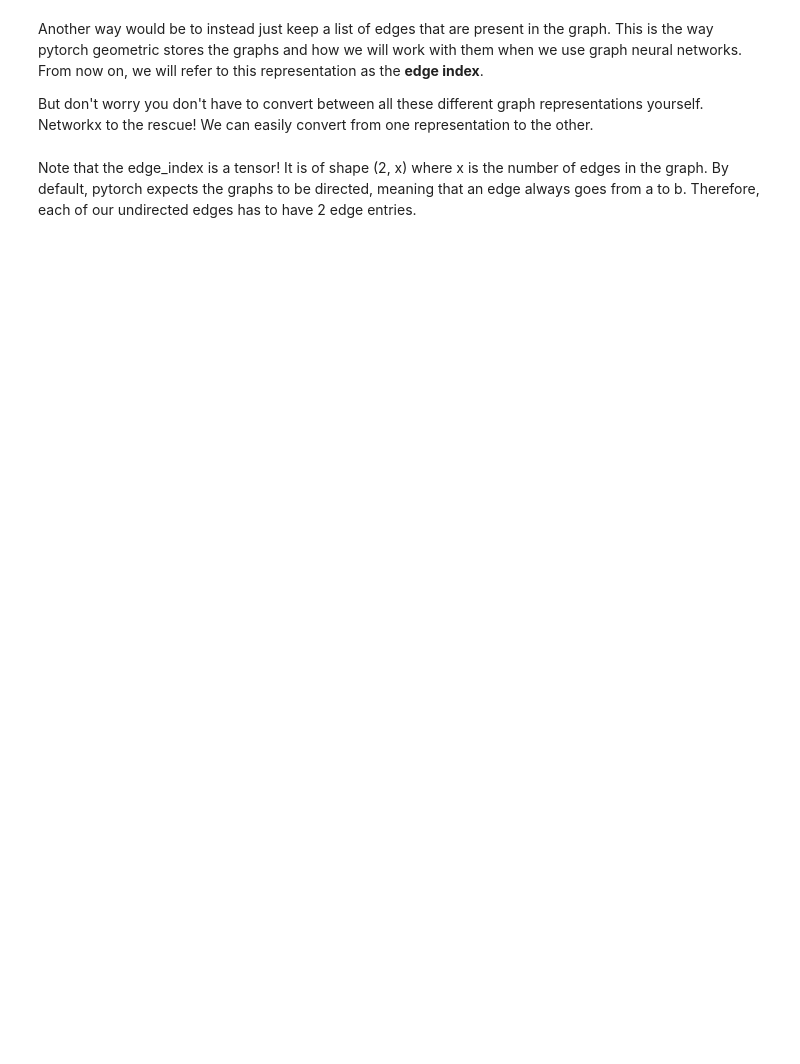
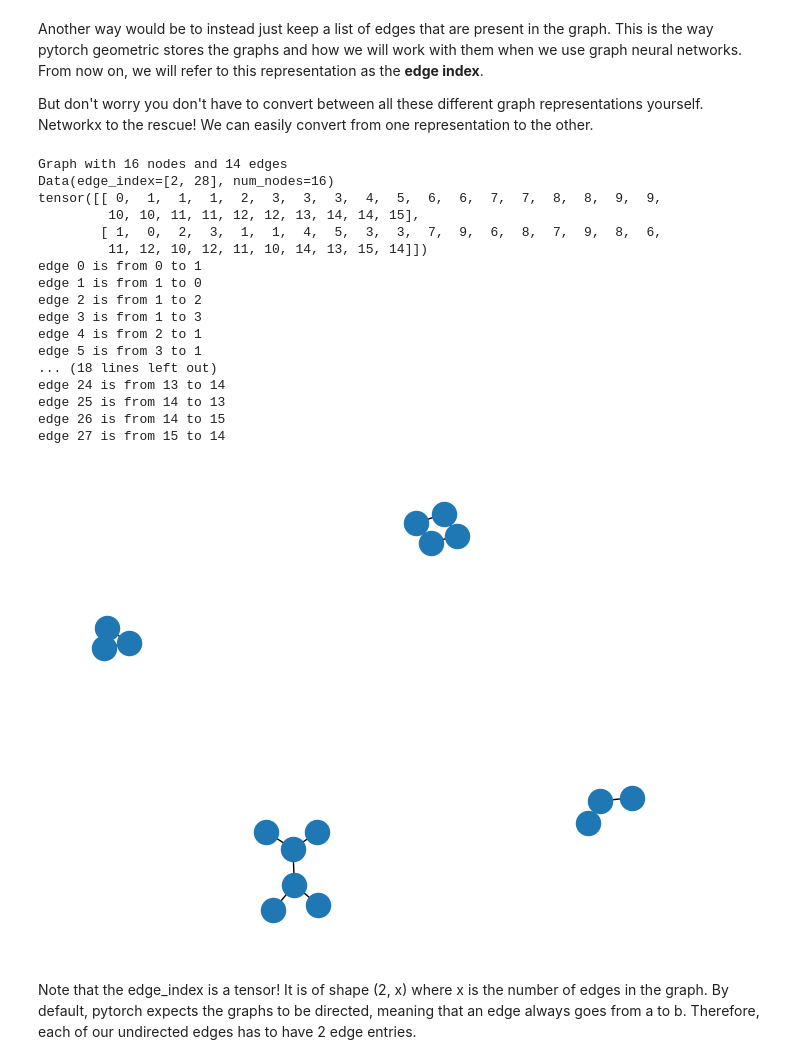
Before and after one commit to maxtost10/Hands-on-Deep-Learning, a Jupyter notebook: HODL_Graph_Neural_Networks.ipynb, the cells around one changed output. Saved outputs shown, nothing was run; the diff lists cells and outputs as text; code cells hidden in the pictures; blank space fills up the shorter version.

```diff
--- a/HODL_Graph_Neural_Networks.ipynb
+++ b/HODL_Graph_Neural_Networks.ipynb
@@ -93,7 +91,7 @@ import numpy as np
 def f(x):
   return 1.0 if (torch.sum(x > 10) - torch.sum(x <= 10)) > 0 else 0
 np.random.seed(0)
-dataset = [torch.tensor([np.random.randint(1,21) for i in range(11)]).float() for _ in range(1000)]
+dataset = [torch.tensor([np.random.randint(1,21) for i in range(11)]).float().to(device) for _ in range(1000)]
 y = [torch.tensor(f(x)) for x in dataset]
 
 # Show some example pairs
@@ -336,7 +340,7 @@ torch.cuda.manual_seed(seed)
 edim = 16
 ddim = 256
 
-model = DeepSet(edim, ddim)
+model = DeepSet(edim, ddim).to(device)
 
 train_model(model,dataset,y ,epochs = 40)
 # %% [output]
@@ -538,22 +577,39 @@ Networkx to the rescue! We can easily convert from one representation to the oth
 # %%
 # Convert between different graph representations
 from torch_geometric.utils.convert import to_networkx, from_networkx
 
 print(G)
 nx.draw(G)
 
-# to go from a networkx to a 'torch' graph we can use from_networkx
-# TODO: call from_networkx() to build the torch graph
-# torch_graph = ....
+torch_graph = from_networkx(G)
 
 print(torch_graph)
 # this returns a torch data object, to get the edge index, we can call
 print(torch_graph.edge_index)
 
 for i in range(torch_graph.edge_index.shape[1]):
   a = torch_graph.edge_index[0][i]
   b = torch_graph.edge_index[1][i]
   print(f"edge {i} is from {a} to {b}")
+# %% [output]
+Graph with 16 nodes and 14 edges
+Data(edge_index=[2, 28], num_nodes=16)
+tensor([[ 0,  1,  1,  1,  2,  3,  3,  3,  4,  5,  6,  6,  7,  7,  8,  8,  9,  9,
+         10, 10, 11, 11, 12, 12, 13, 14, 14, 15],
+        [ 1,  0,  2,  3,  1,  1,  4,  5,  3,  3,  7,  9,  6,  8,  7,  9,  8,  6,
+         11, 12, 10, 12, 11, 10, 14, 13, 15, 14]])
+edge 0 is from 0 to 1
+edge 1 is from 1 to 0
+edge 2 is from 1 to 2
+edge 3 is from 1 to 3
+edge 4 is from 2 to 1
+edge 5 is from 3 to 1
+... (18 lines left out)
+edge 24 is from 13 to 14
+edge 25 is from 14 to 13
+edge 26 is from 14 to 15
+edge 27 is from 15 to 14
+[figure, added]
 # %% [markdown]
 Note that the edge_index is a tensor! It is of shape (2, x) where x is the number of edges in the graph. By default, pytorch expects the graphs to be directed, meaning that an edge always goes from a to b. Therefore, each of our undirected edges has to have 2 edge entries.
 # %%
```
Also changed, not shown: parts of 27 cells of this notebook.
